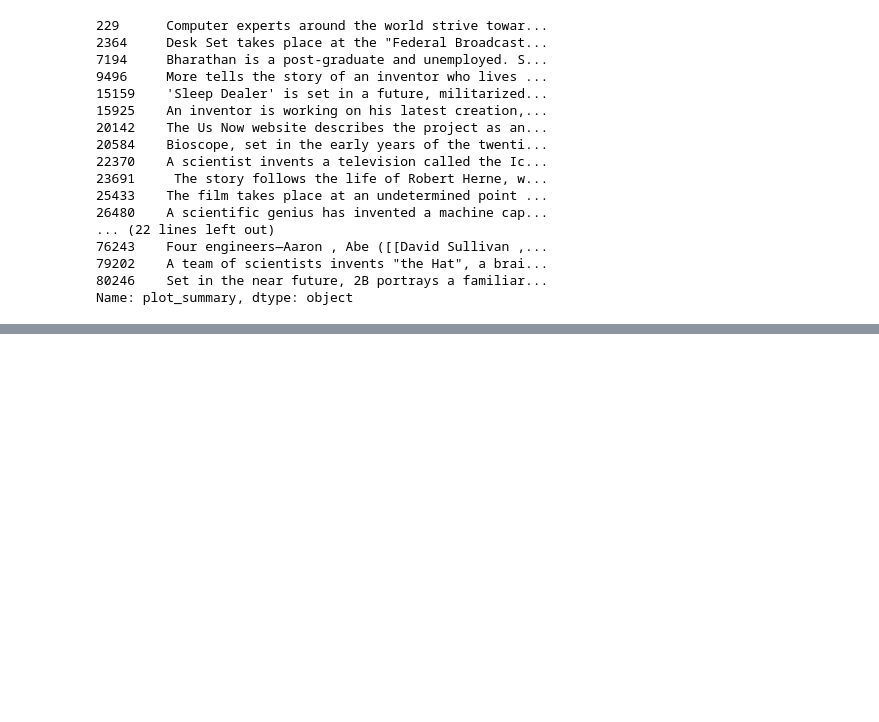
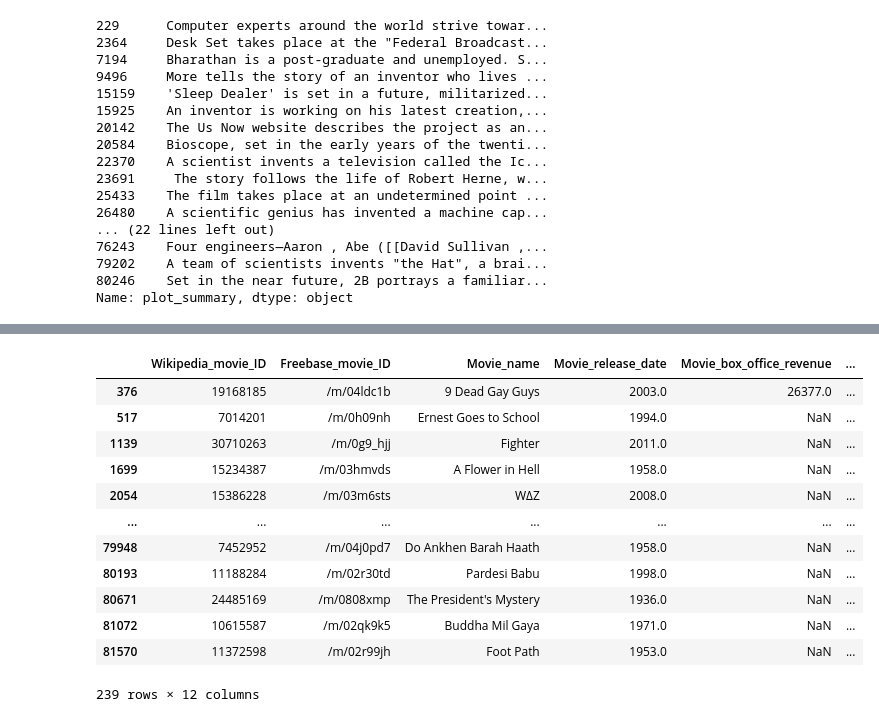
Before and after one commit to epfl-ada/ada-2024-project-astonishingdataavengers24, a Jupyter notebook: src/df_movies_themes/Find_movies.ipynb, the cells around one changed output, grey strips where cells are left out. Drawn from its saved outputs; the diff is of its cells as text; code cells hidden in the pictures; blank space fills up the shorter version.

```diff
--- a/src/df_movies_themes/Find_movies.ipynb
+++ b/src/df_movies_themes/Find_movies.ipynb
@@ -275,0 +329,21 @@ df_movies_tech.to_csv(output_file, index=False)
+# %%
+query_econ = model_miniLM.encode(["Economics"])
+
+similarities_econ = cosine_similarity(query_econ, movie_embeddings).flatten()
+ids_econ = [movie_ids[i] for i, sim in enumerate(similarities_econ) if sim > 0.27]
+df_movies_econ = df_movies[df_movies['Wikipedia_movie_ID'].isin(ids_econ)] #| df_movies['Movie_genres'].str.contains('Science Fiction', na=False)]
+df_movies_econ
+# %% [output]
+|  | Wikipedia_movie_ID | Freebase_movie_ID | Movie_name | Movie_release_date | Movie_box_office_revenue | ... |
+| 376 | 19168185 | /m/04ldc1b | 9 Dead Gay Guys | 2003.0 | 26377.0 | ... |
+| 517 | 7014201 | /m/0h09nh | Ernest Goes to School | 1994.0 | NaN | ... |
+| 1139 | 30710263 | /m/0g9_hjj | Fighter | 2011.0 | NaN | ... |
+| 1699 | 15234387 | /m/03hmvds | A Flower in Hell | 1958.0 | NaN | ... |
+| 2054 | 15386228 | /m/03m6sts | WΔZ | 2008.0 | NaN | ... |
+| ... | ... | ... | ... | ... | ... | ... |
+| 79948 | 7452952 | /m/04j0pd7 | Do Ankhen Barah Haath | 1958.0 | NaN | ... |
+| 80193 | 11188284 | /m/02r30td | Pardesi Babu | 1998.0 | NaN | ... |
+| 80671 | 24485169 | /m/0808xmp | The President's Mystery | 1936.0 | NaN | ... |
+| 81072 | 10615587 | /m/02qk9k5 | Buddha Mil Gaya | 1971.0 | NaN | ... |
+| 81570 | 11372598 | /m/02r99jh | Foot Path | 1953.0 | NaN | ... |
+239 rows × 12 columns
```
Also changed, not shown: parts of 20 cells of this notebook, 5 other files.
